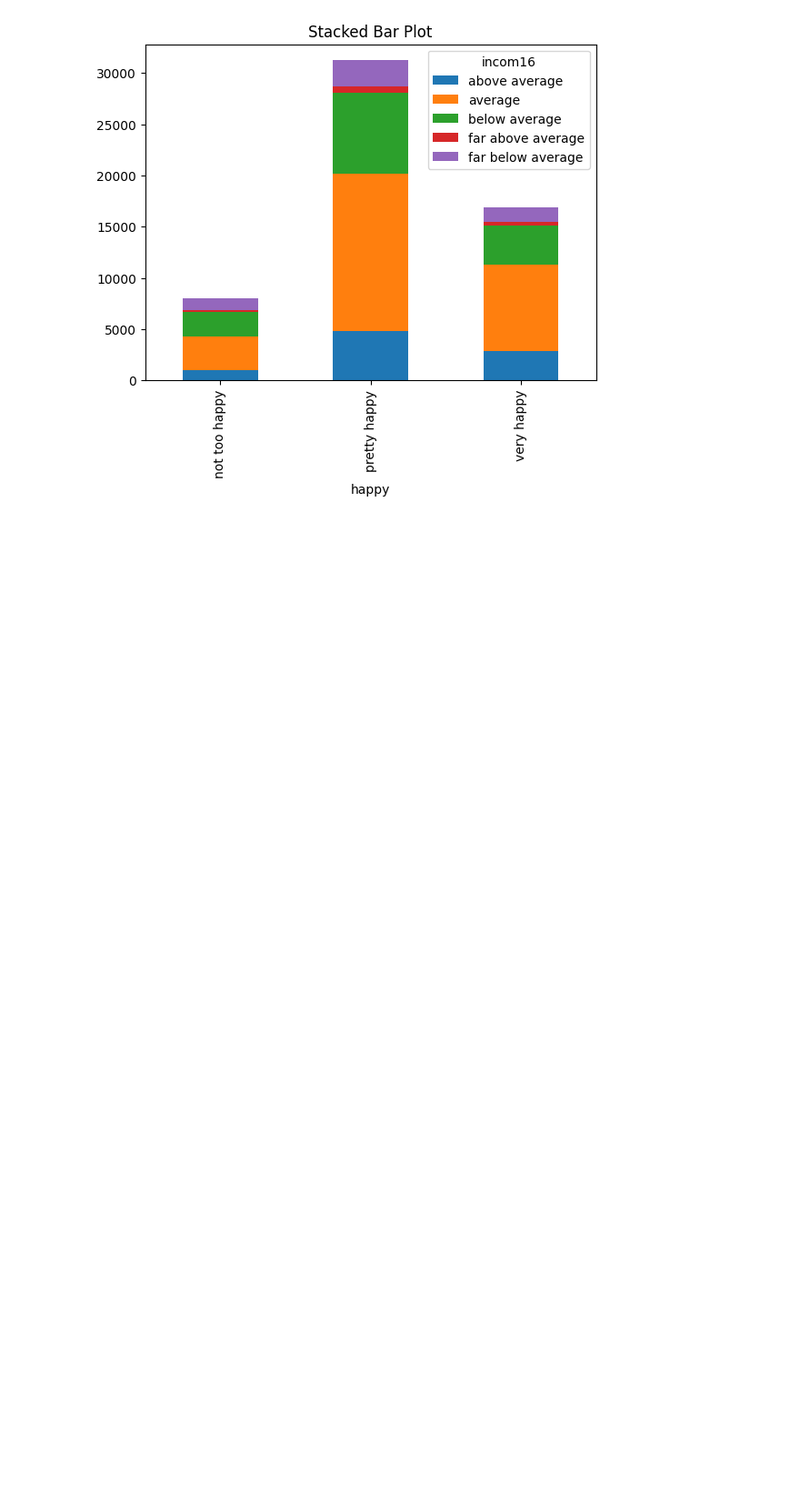
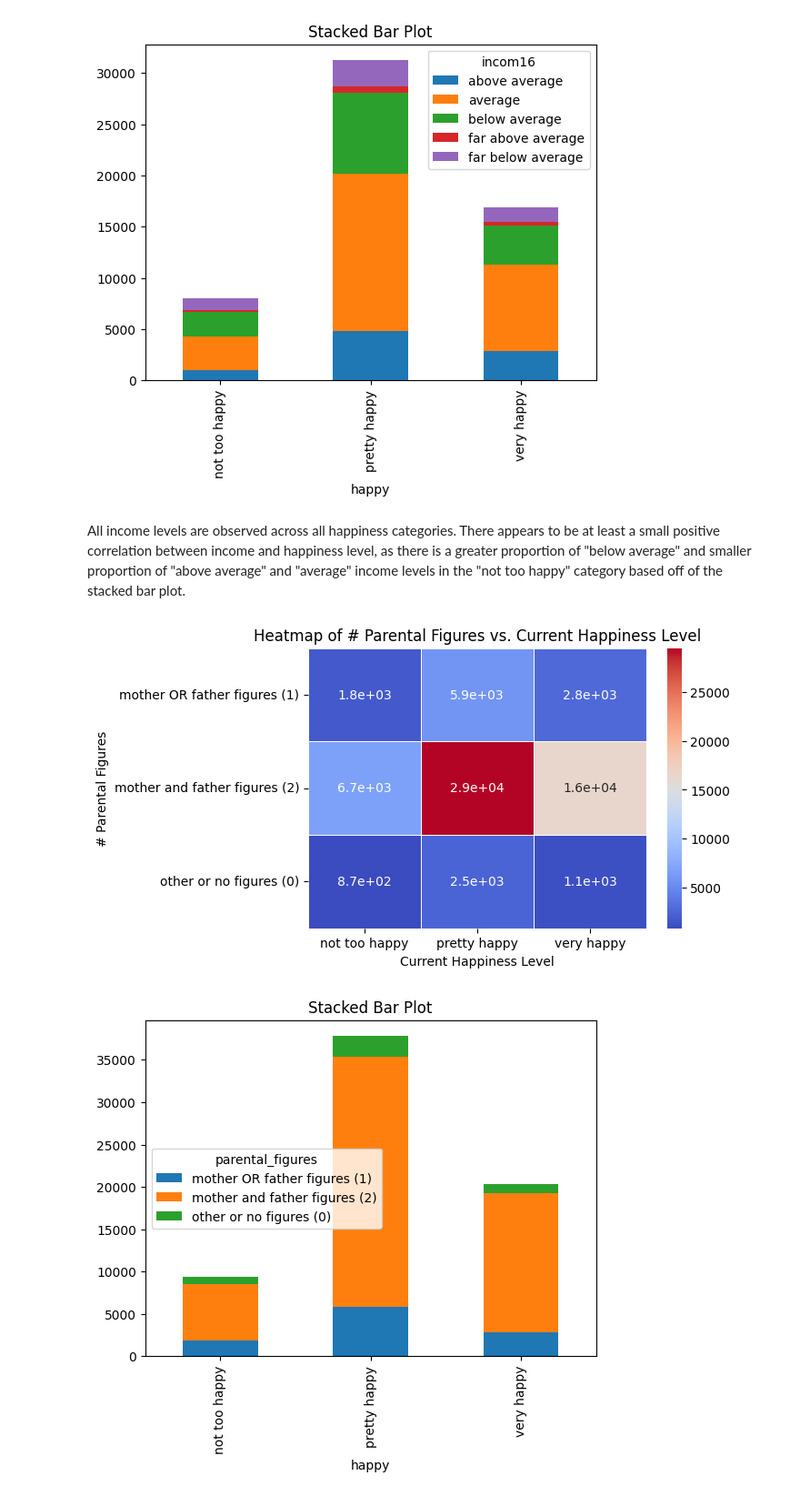
Before and after one commit to hasitanalluri/EDA, a Jupyter notebook: lab/gss.ipynb, the cells around one changed output. Shown at 91% size. Drawn from its saved outputs; the diff is of its cells as text; code cells hidden in the pictures; blank space fills up the shorter version.

Commit message:
More plots done, few more to go

```diff
--- a/lab/gss.ipynb
+++ b/lab/gss.ipynb
@@ -126,3 +127,20 @@ plt.show()
 [figure]
 [figure]
 [figure]
+# %% [markdown]
+All income levels are observed across all happiness categories. There appears to be at least a small positive correlation between income and happiness level, as there is a greater proportion of "below average" and smaller proportion of "above average" and "average" income levels in the "not too happy" category based off of the stacked bar plot.
+# %%
+# See how current happiness relates to # of parental figures growing up
+heatmap4_data = df.groupby(["parental_figures", "happy"]).size().unstack(fill_value=0)
+plt.figure(figsize=(6, 4))
+sns.heatmap(heatmap4_data, annot=True, cmap='coolwarm', linewidths=0.5)
+plt.title("Heatmap of # Parental Figures vs. Current Happiness Level")
+plt.xlabel("Current Happiness Level")
+plt.ylabel("# Parental Figures")
+
+df.groupby(["happy", "parental_figures"]).size().unstack().plot(kind='bar', stacked=True)
+plt.title('Stacked Bar Plot')
+plt.show()
+# %% [output]
+[figure, added]
+[figure, added]
```
Also changed, not shown: parts of 7 cells of this notebook.
